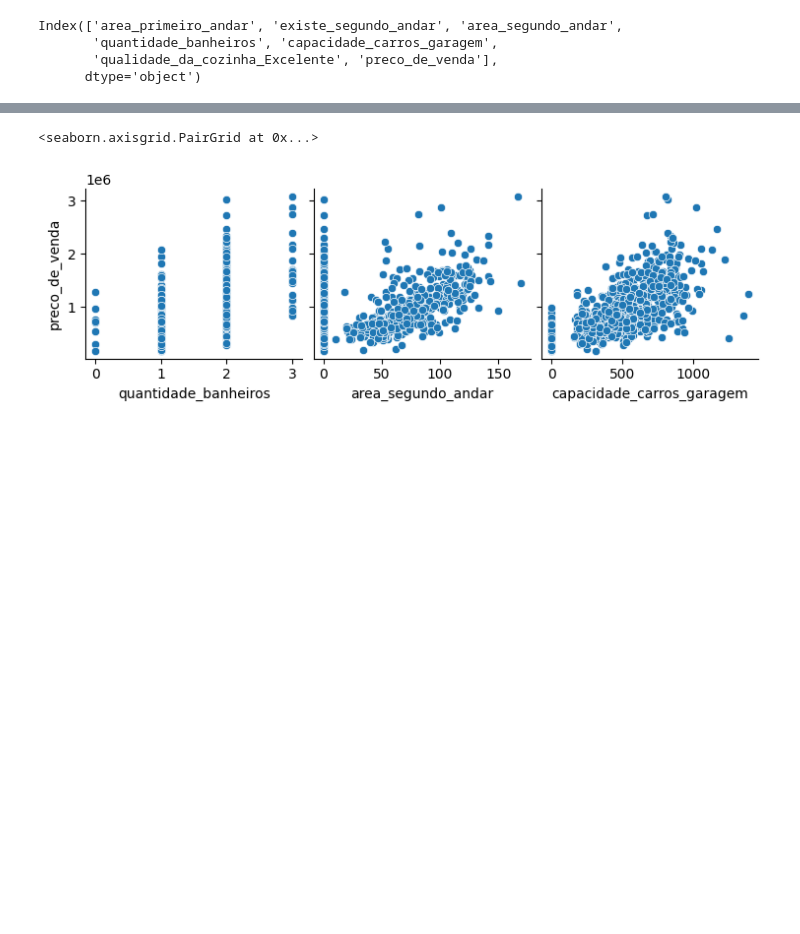
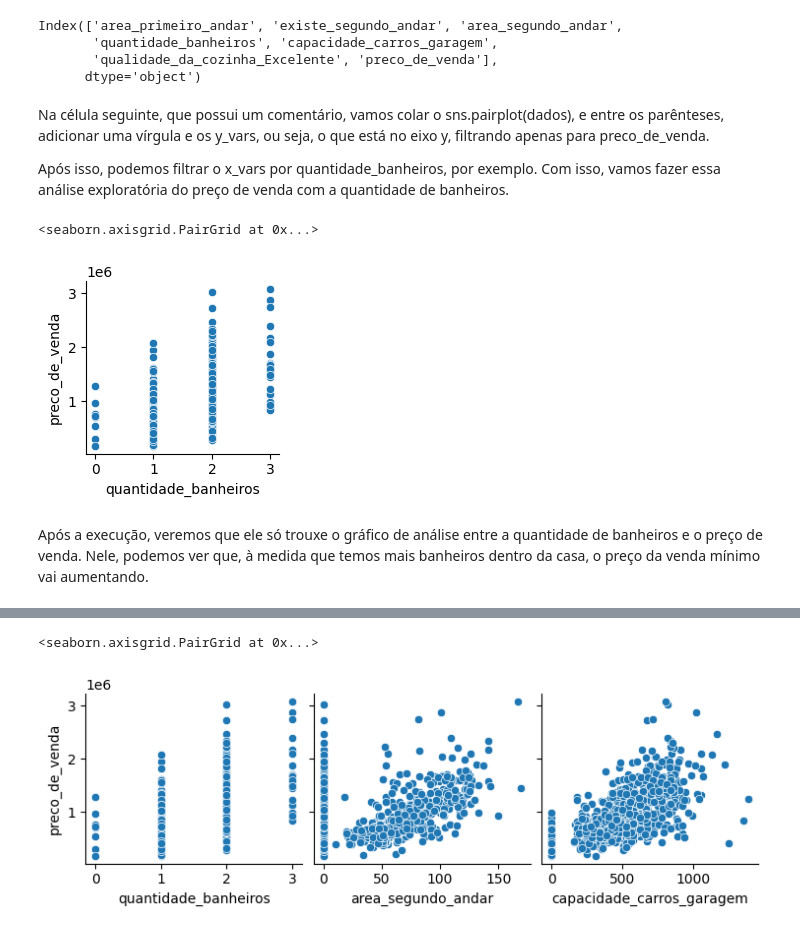
Before and after one commit to tluistorres/Cursos, a Jupyter notebook: Preços_móveis__Utilizando_Regressão_Linear.ipynb, the cells around one changed output, grey strips where cells are left out. Saved outputs shown, nothing was run; the diff lists cells and outputs as text; code cells hidden in the pictures; blank space fills up the shorter version.

```diff
--- a/Preços_móveis__Utilizando_Regressão_Linear.ipynb
+++ b/Preços_móveis__Utilizando_Regressão_Linear.ipynb
@@ -605,3 +799,15 @@ Index(['area_primeiro_andar', 'existe_segundo_andar', 'area_segundo_andar',
        'quantidade_banheiros', 'capacidade_carros_garagem',
        'qualidade_da_cozinha_Excelente', 'preco_de_venda'],
       dtype='object')
+# %% [markdown]
+Na célula seguinte, que possui um comentário, vamos colar o sns.pairplot(dados), e entre os parênteses, adicionar uma vírgula e os y_vars, ou seja, o que está no eixo y, filtrando apenas para preco_de_venda.
+
+Após isso, podemos filtrar o x_vars por quantidade_banheiros, por exemplo. Com isso, vamos fazer essa análise exploratória do preço de venda com a quantidade de banheiros.
+# %%
+#Vamos olhar apenas com y_vars='preco_de_venda'
+sns.pairplot(dados, y_vars = 'preco_de_venda', x_vars = 'quantidade_banheiros')
+# %% [output]
+<seaborn.axisgrid.PairGrid at 0x...>
+[figure, added]
+# %% [markdown]
+Após a execução, veremos que ele só trouxe o gráfico de análise entre a quantidade de banheiros e o preço de venda. Nele, podemos ver que, à medida que temos mais banheiros dentro da casa, o preço da venda mínimo vai aumentando.
```
Also changed, not shown: parts of 101 cells of this notebook.
